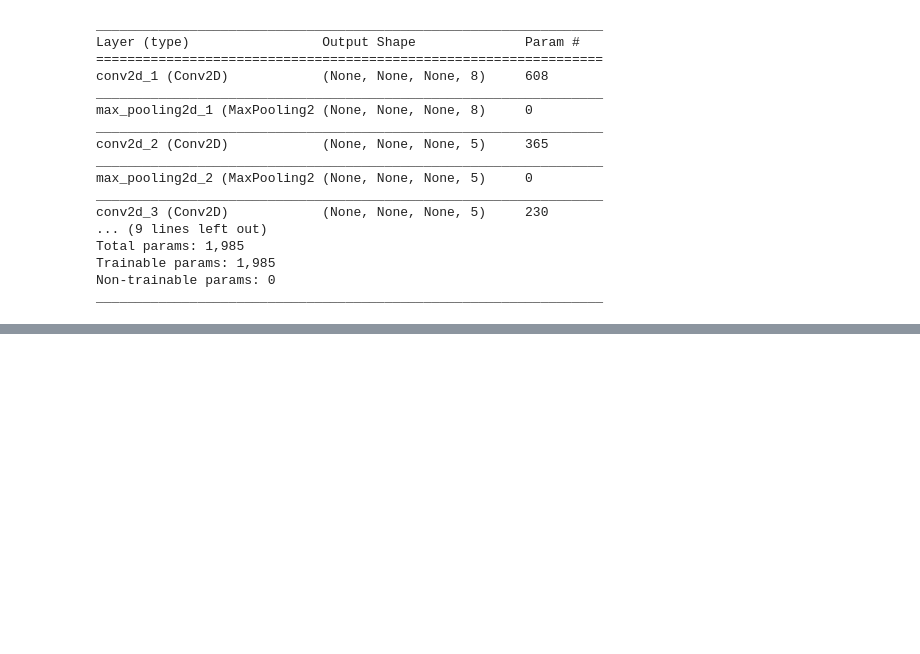
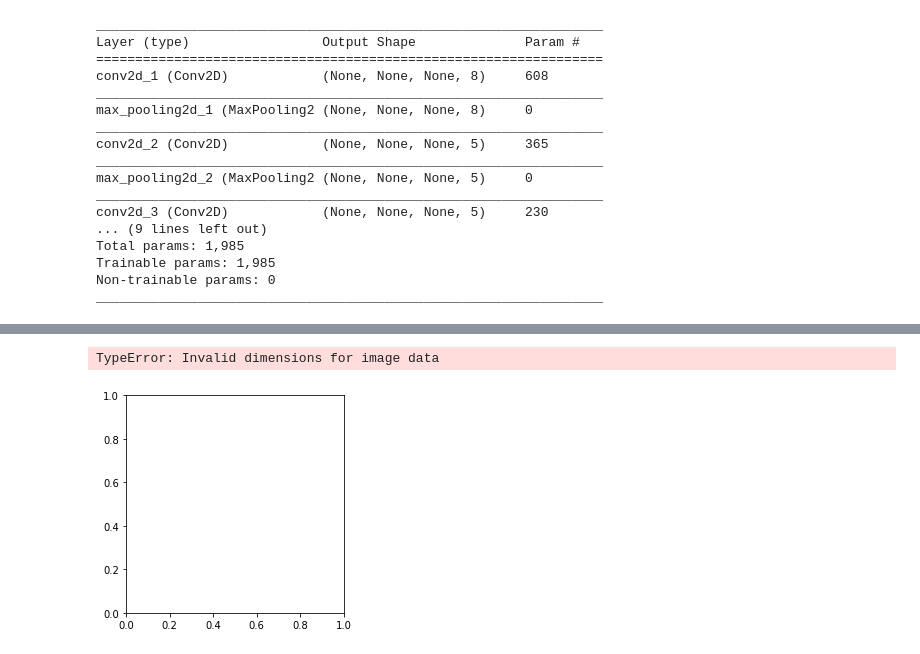
Before and after one commit to marcore94/Sealions, a Jupyter notebook: convModel.ipynb, the cells around one changed output, grey strips where cells are left out. Drawn from its saved outputs; the diff is of its cells as text; code cells hidden in the pictures; blank space fills up the shorter version.

```diff
--- a/convModel.ipynb
+++ b/convModel.ipynb
@@ -92,0 +100,6 @@ model2.layers[8].set_weights([first, second])
+# %%
+
+plt.imshow(model2.predict(image.reshape(1, 500, 500, 3)))
+# %% [output]
+TypeError: Invalid dimensions for image data
+[figure, added]
```
Also changed, not shown: parts of 1 cell of this notebook.
